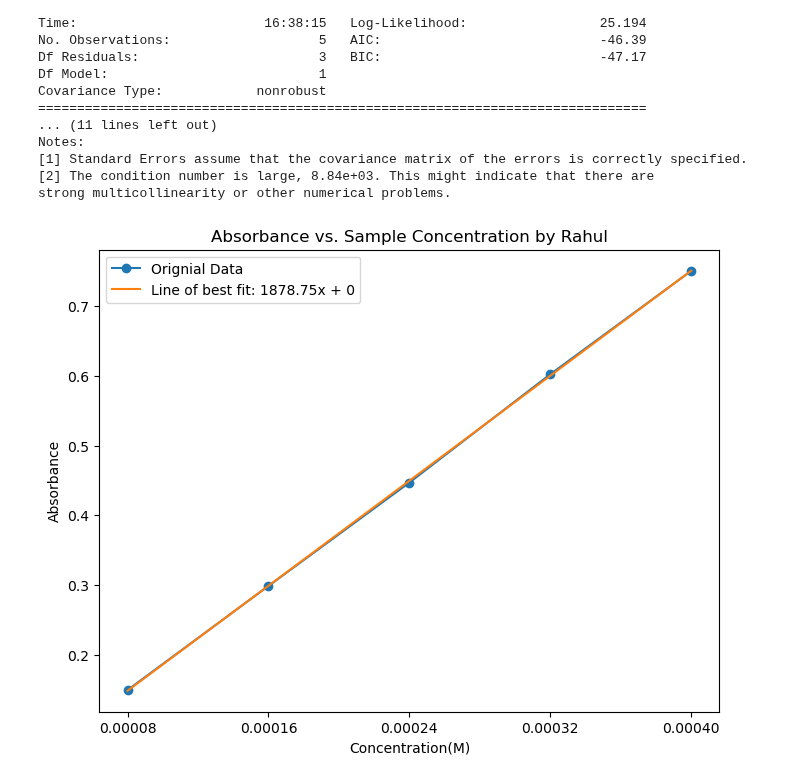
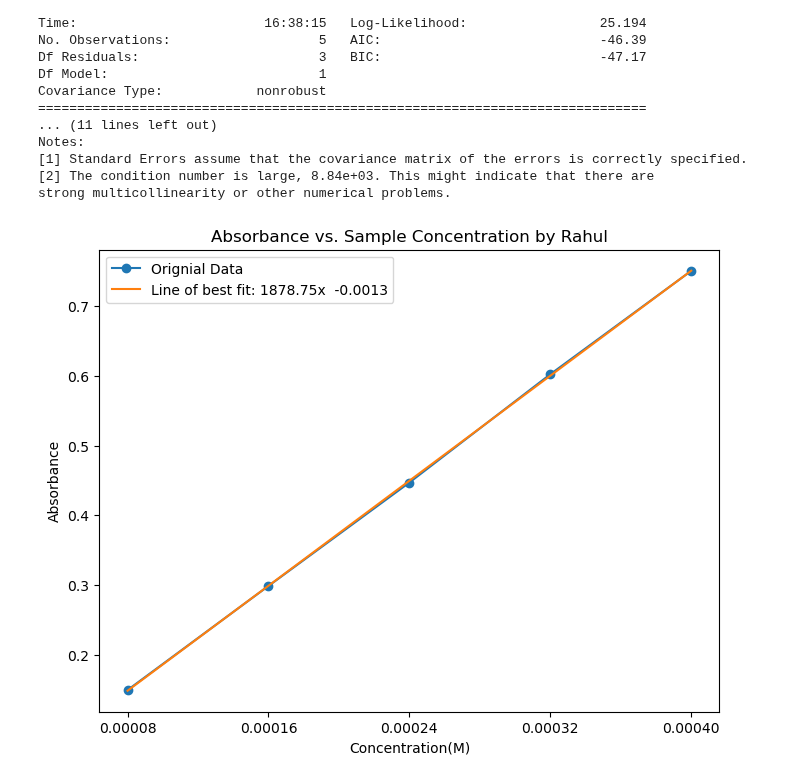
Before and after one commit to alt-rahul/regression, a Jupyter notebook: lin.ipynb, the cells around one changed output. Saved outputs shown, nothing was run; the diff lists cells and outputs as text; code cells hidden in the pictures.

```diff
--- a/lin.ipynb
+++ b/lin.ipynb
@@ -73,16 +73,16 @@ X_new = np.arange(start=min(exog), stop=max(exog), step=step)
 X_mod = sm.add_constant(X_new, prepend=False)
 Y_new = res.predict(X_mod)
 # %%
-bestfit = f"Line of best fit: {res.params[0]:.2f}x + 0"
+bestfit = f"Line of best fit: {res.params[0]:.2f}x  {res.params[1]:.4f}"
 
 plt.figure(figsize=(8,6))
 plt.plot(exog, endog, marker='o', linestyle='-', label='Orignial Data')
 plt.plot(X_new, Y_new, label=bestfit)
 plt.xticks(concentrations)
 plt.xlabel(xlabel)
 plt.ylabel(ylabel)
 plt.title(title)
 plt.legend()
 plt.show()
 # %% [output]
-[figure, old version]
+[figure, new version]
```
